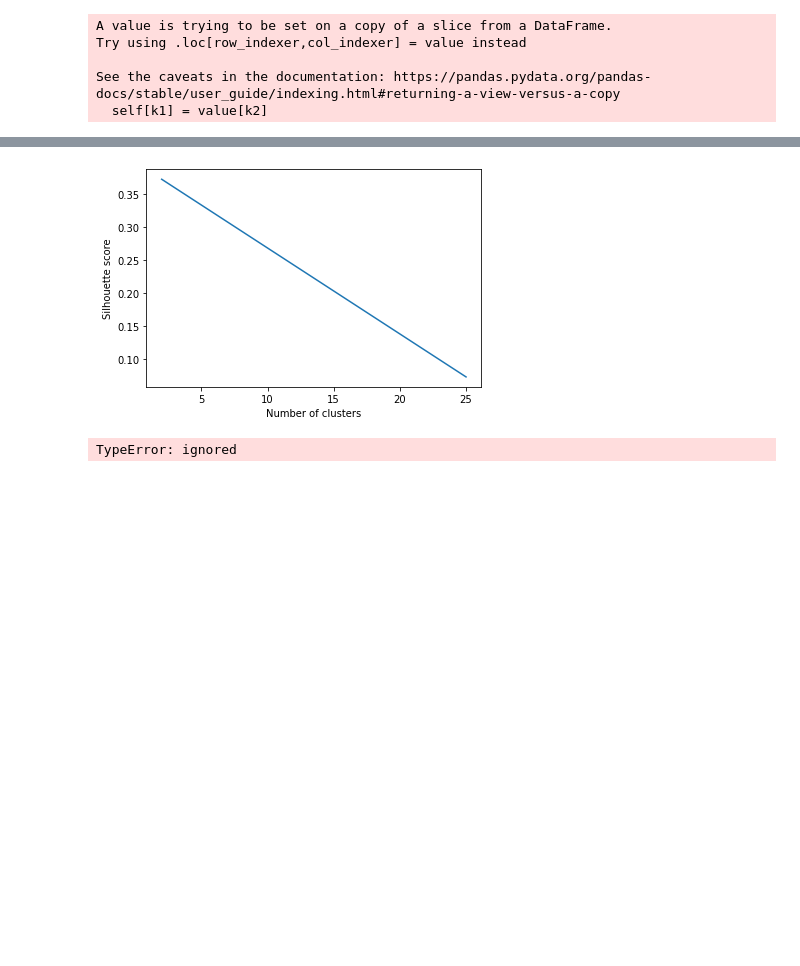
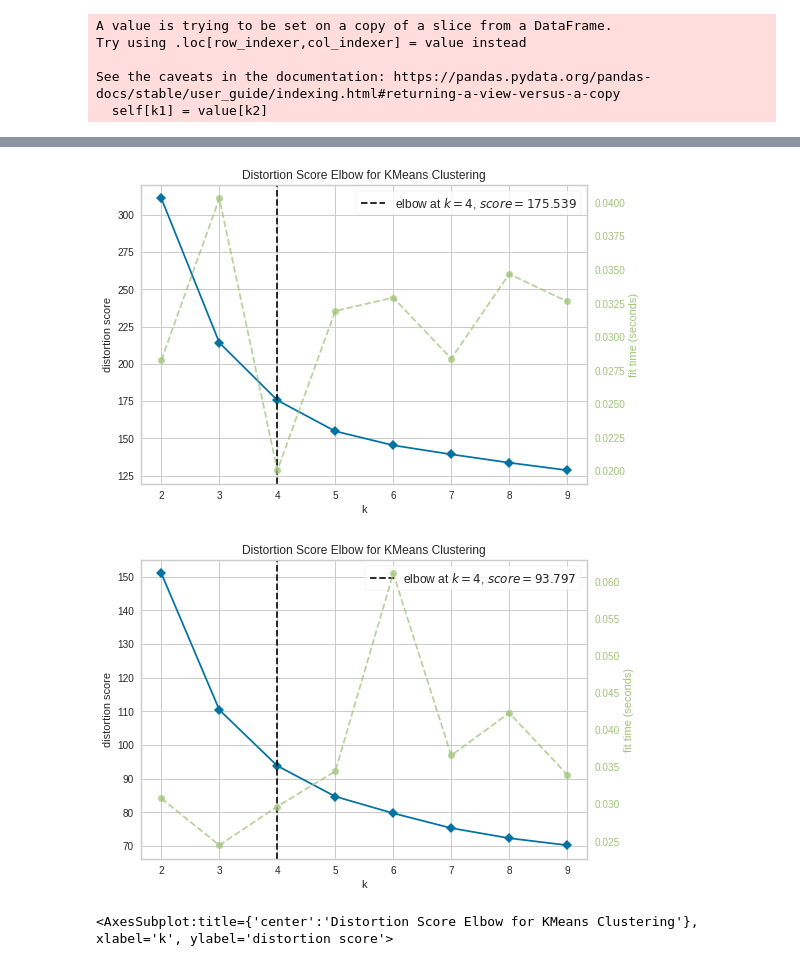
Before and after one commit to Danielpark1239/Spring_2023_IW, a Jupyter notebook: COS398_IW.ipynb, the cells around one changed output, grey strips where cells are left out. Drawn from its saved outputs; the diff is of its cells as text; code cells hidden in the pictures; blank space fills up the shorter version.

```diff
--- a/COS398_IW.ipynb
+++ b/COS398_IW.ipynb
@@ -439,50 +482,17 @@ from sklearn.metrics import silhouette_score
-# %%
-# Naive clustering and evaluation before and after heatmap (players)
-k_range = (2, 25)
-scores = []
-for k in k_range:
-    kmeans = KMeans(n_clusters=k, random_state=0)
-    kmeans.fit(player_df.values)
-    # calculate the silhouette score and append it to the list of scores
-    score = silhouette_score(player_df.values, kmeans.labels_)
-    scores.append(score)
-
-# plot the evaluation metrics vs. the number of clusters
-plt.plot(k_range, scores)
-plt.xlabel('Number of clusters')
-plt.ylabel('Silhouette score')
-plt.show()
-
-# choose the best value of k based on the evaluation metrics
-best_k = k_range[np.argmax(scores)]
-
-# fit k-means to the data with the best value of k
-kmeans = KMeans(n_clusters=best_k, n_init="auto", random_state=0)
-kmeans.fit(player_df.values)
-
-
-# Naive clustering and evaluation before and after heatmap (teams)
-k_range = (2, 25)
-scores = []
-for k in k_range:
-    kmeans = KMeans(n_clusters=k, n_init="auto"random_state=0)
-    kmeans.fit(team_attributes_df.values)
-    # calculate the silhouette score and append it to the list of scores
-    score = silhouette_score(team_attributes_df.values, kmeans.labels_)
-    scores.append(score)
-
-# plot the evaluation metrics vs. the number of clusters
-plt.plot(k_range, scores)
-plt.xlabel('Number of clusters')
-plt.ylabel('Silhouette score')
-plt.show()
-
-# choose the best value of k based on the evaluation metrics
-best_k = k_range[np.argmax(scores)]
-
-# fit k-means to the data with the best value of k
-kmeans = KMeans(n_clusters=best_k, random_state=0)
-kmeans.fit(team_attributes_df.values)
-# %% [output]
-[figure, removed]
-TypeError: ignored
+# %%
+# Naive clustering and evaluation before and after heatmap feature selection (players)
+# Before
+km = KMeans(random_state=0)
+visualizer = KElbowVisualizer(km, k=(2,10))
+visualizer.fit(player_df_before.values)
+visualizer.show()
+
+# After
+km = KMeans(random_state=0)
+visualizer = KElbowVisualizer(km, k=(2,10))
+visualizer.fit(player_df_after.values)
+visualizer.show()
+# %% [output]
+[figure, added]
+[figure, added]
+<AxesSubplot:title={'center':'Distortion Score Elbow for KMeans Clustering'}, xlabel='k', ylabel='distortion score'>
```
Also changed, not shown: parts of 21 cells of this notebook.
